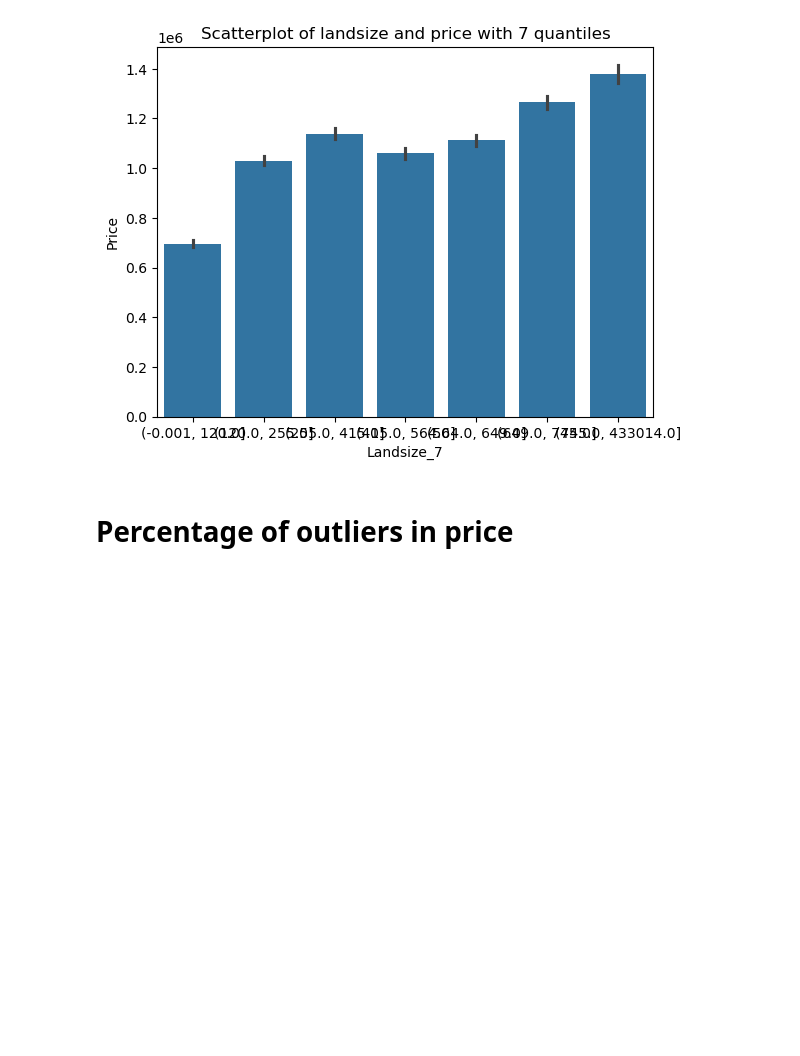
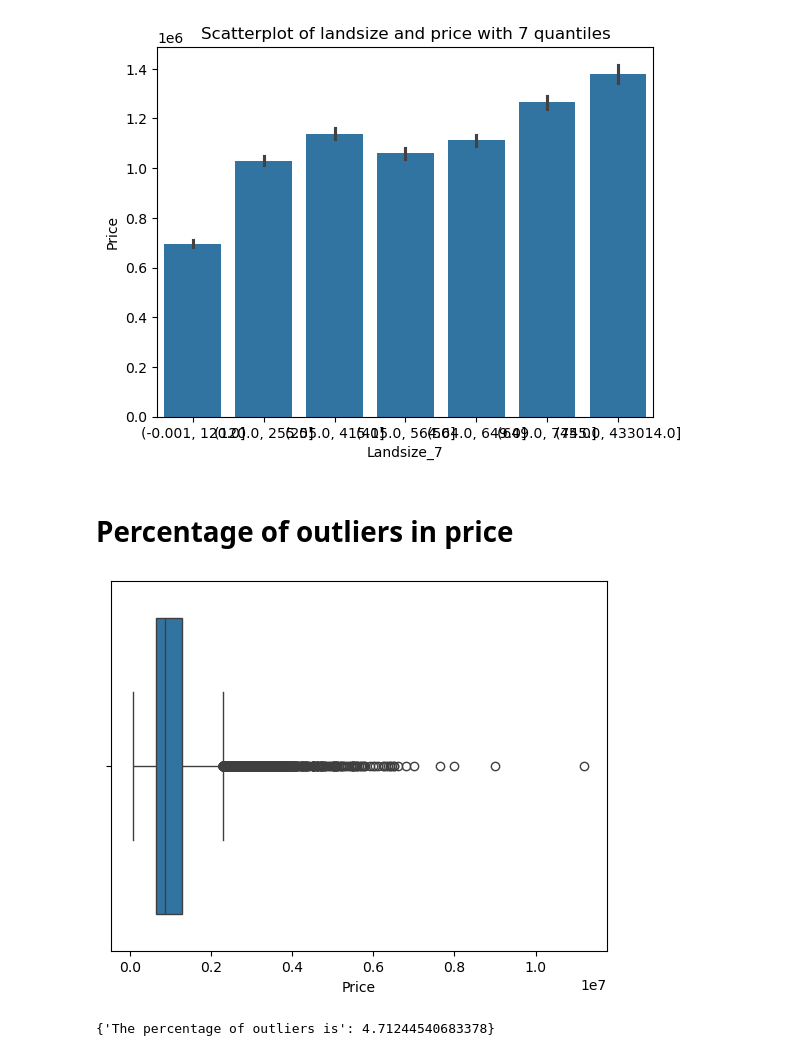
Before and after one commit to almudenaolg/Melbourne_Housing_Data_Assesment, a Jupyter notebook: assesment.ipynb, the cells around one changed output. Drawn from its saved outputs; the diff is of its cells as text; code cells hidden in the pictures; blank space fills up the shorter version.

```diff
--- a/assesment.ipynb
+++ b/assesment.ipynb
@@ -129,0 +124,25 @@ IQR = Q3 - Q1
+# %%
+#Calculate Q1, Q3 and IQR
+Q1 = df['Price'].quantile(0.25)
+Q3 = df['Price'].quantile(0.75)
+IQR = Q3 - Q1
+
+# Define limits with Turkey method
+lower_limit = Q1 - 1.5 * IQR
+upper_limit = Q3 + 1.5 * IQR
+
+#Create a boxplot to visualize the outliers
+sns.boxplot(x=df['Price'])
+plt.show()
+
+# Remove outliers
+df_filtered = df[(df['Price'] > lower_limit) & (df['Price'] < upper_limit)]
+
+# Calculate the difference between the original dataframe and the filtered dataframe to know the number of outliers
+num_outliers = len(df) - len(df_filtered)
+percentage_outliers = (num_outliers / len(df)) * 100
+
+print({'The percentage of outliers is':percentage_outliers})
+# %% [output]
+[figure, added]
+{'The percentage of outliers is': 4.71244540683378}
```
Also changed, not shown: parts of 16 cells of this notebook.
